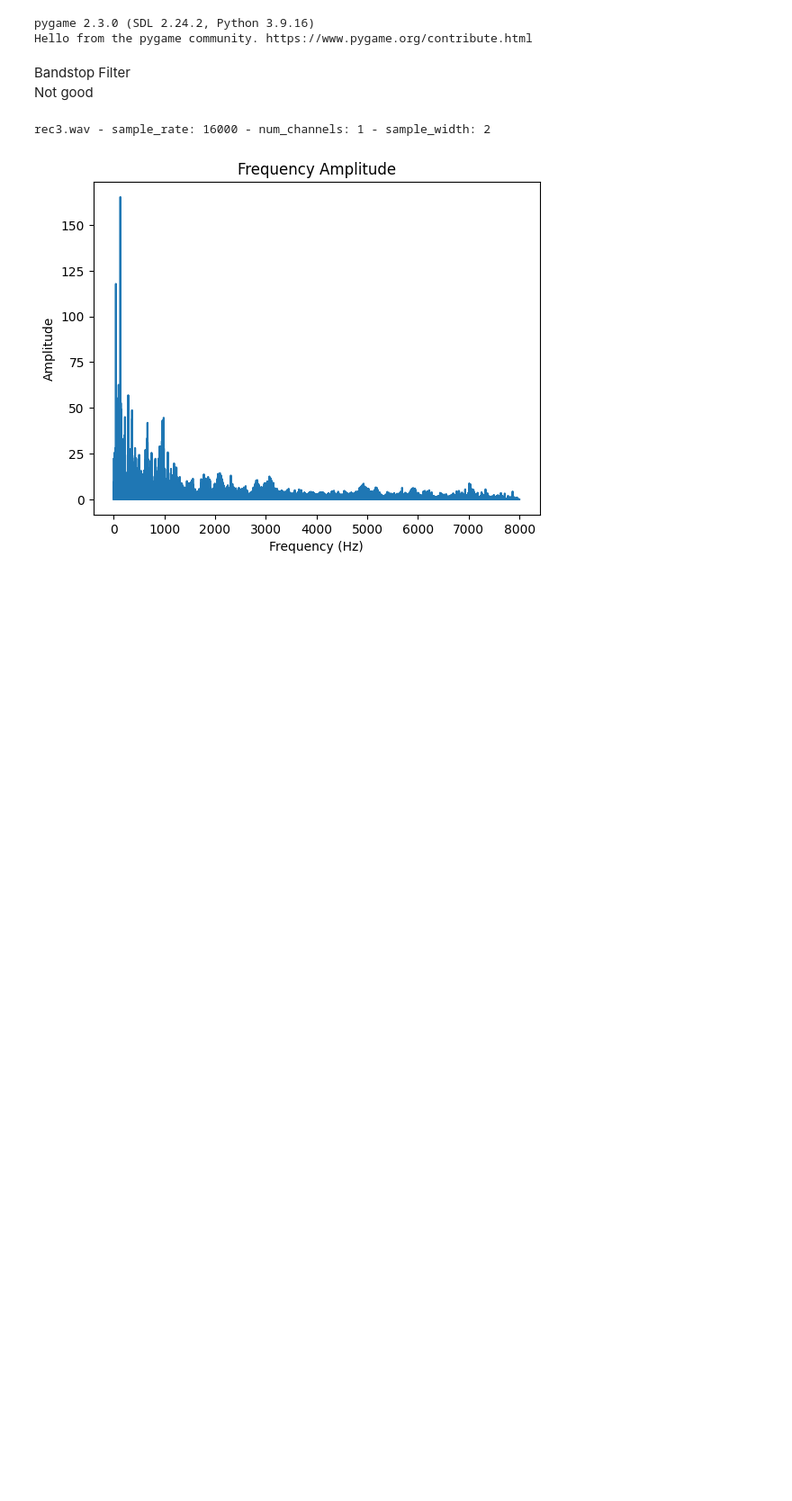
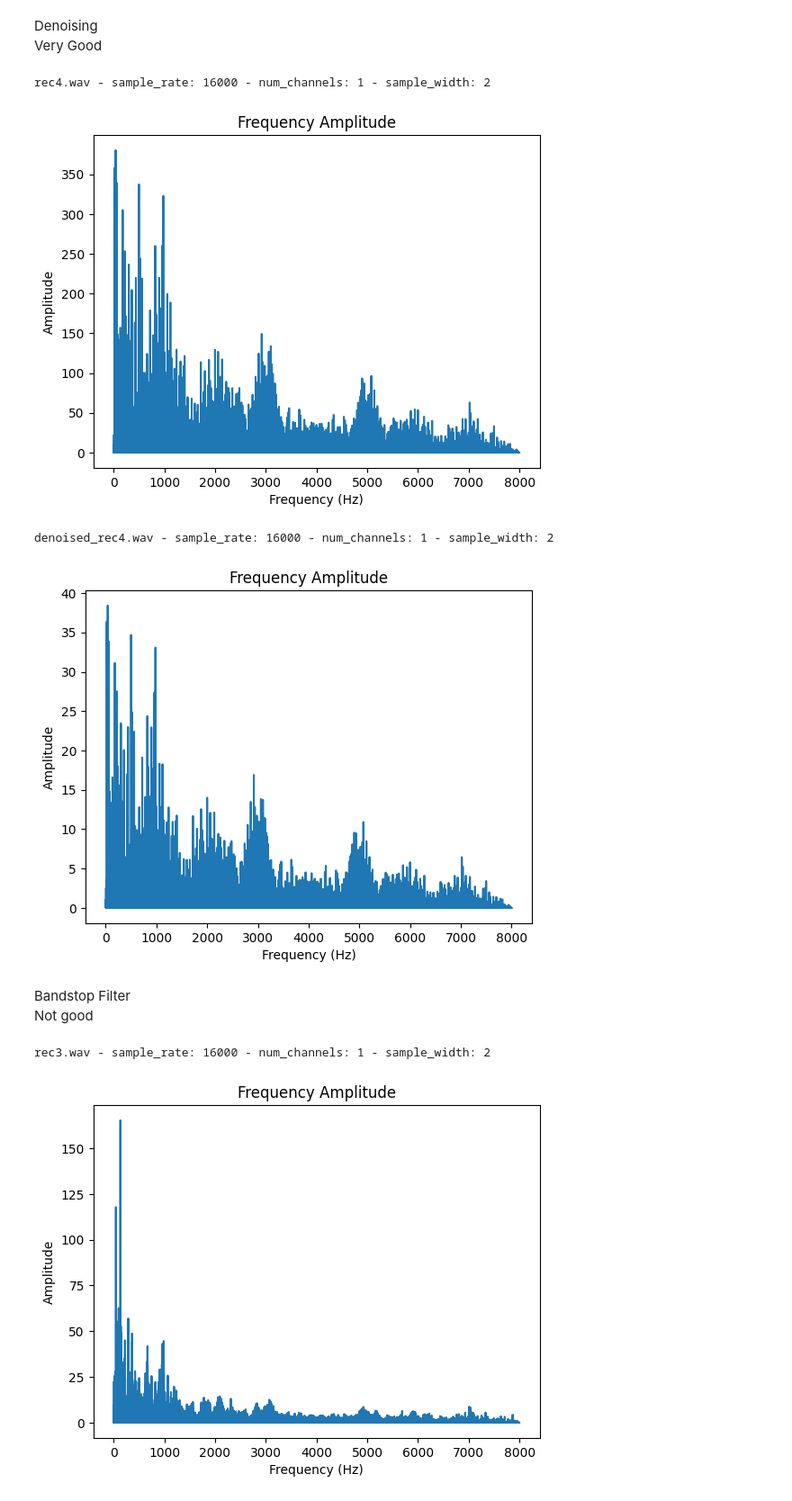
Before and after one commit to Koala280/ventilanalyse, a Jupyter notebook: audio_processing.ipynb, the cells around one changed output. Shown: that part at 90% size. Drawn from its saved outputs; the diff is of its cells as text; code cells hidden in the pictures; blank space fills up the shorter version.

Commit message:
denoising and feature engineering added

```diff
--- a/audio_processing.ipynb
+++ b/audio_processing.ipynb
@@ -6,17 +6,37 @@ import os
 from scipy import signal
 import numpy as np
 import scipy.io.wavfile as wavfile
-import pygame
 from fft import fft
 import soundfile as sf
 import librosa
+from scipy.io import wavfile
+import noisereduce as nr
+from denoising import denoise_audio
 
 FILEPATH = 'audios/rec/'
-FILENAME = 'rec3.wav'
+FILENAME = 'rec4.wav'
 FILE = FILEPATH + FILENAME
-# %% [output]
-pygame 2.3.0 (SDL 2.24.2, Python 3.9.16)
-Hello from the pygame community. https://www.pygame.org/contribute.html
+# %% [markdown]
+Denoising
+<br>
+Very Good
+# %%
+# load data
+rate, data = wavfile.read(FILE)
+# perform noise reduction
+reduced_noise = nr.reduce_noise(y=data, sr=rate, prop_decrease=0.9)
+
+EXPORT_PATH = f"audios/filtered_audio/denoised/denoised_{FILENAME}"
+
+wavfile.write(EXPORT_PATH, rate, reduced_noise)
+
+fft(FILE)
+fft(EXPORT_PATH, True)
+# %% [output]
+rec4.wav - sample_rate: 16000 - num_channels: 1 - sample_width: 2
+[figure, added]
+denoised_rec4.wav - sample_rate: 16000 - num_channels: 1 - sample_width: 2
+[figure, added]
 # %% [markdown]
 Bandstop Filter
 <br>
```
Also changed, not shown: parts of 4 cells of this notebook, 9 other files.
